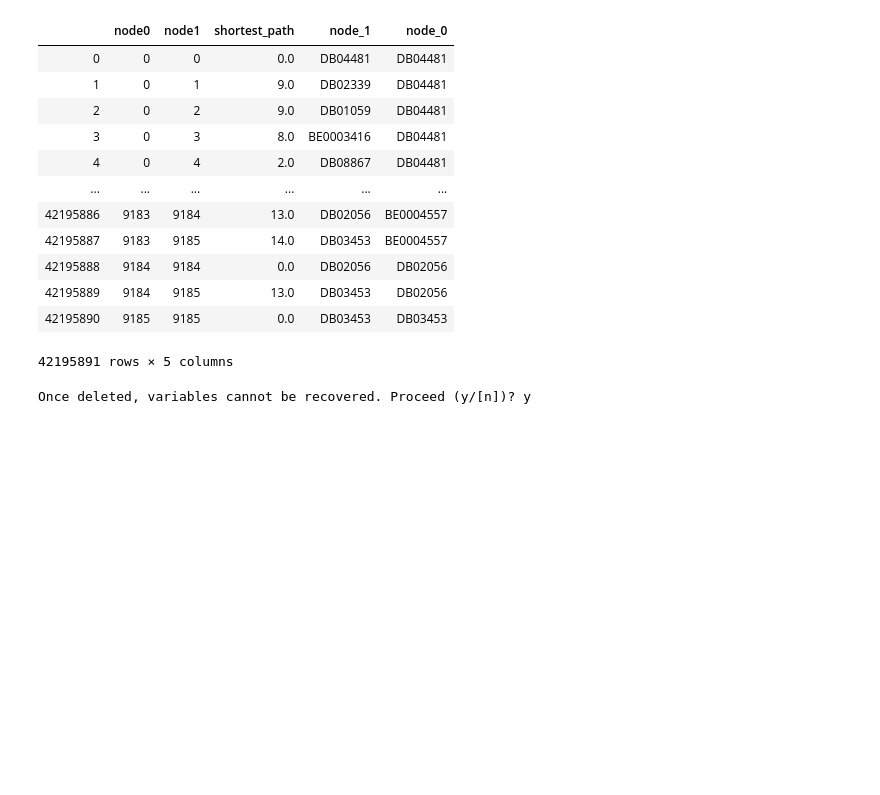
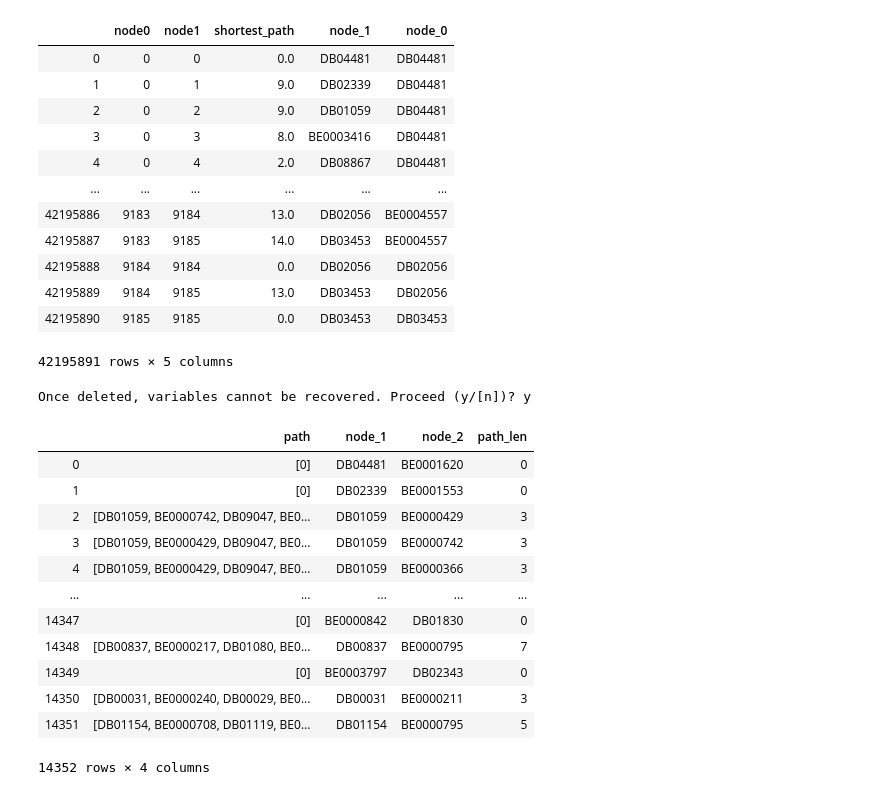
Before and after one commit to fhooton/DeepDrugRepurposer, a Jupyter notebook: Network Investigation.ipynb, the cells around one changed output. Cells and saved outputs as stored; diff of their text form; code cells hidden in the pictures; blank space fills up the shorter version.

```diff
--- a/Network Investigation.ipynb
+++ b/Network Investigation.ipynb
@@ -561,3 +528,19 @@ for threshold in thresholds:
 %reset
 # %% [output]
 Once deleted, variables cannot be recovered. Proceed (y/[n])? y
+# %%
+shortest_path_delta_df
+# %% [output]
+|  | path | node_1 | node_2 | path_len |
+| 0 | [0] | DB04481 | BE0001620 | 0 |
+| 1 | [0] | DB02339 | BE0001553 | 0 |
+| 2 | [DB01059, BE0000742, DB09047, BE0... | DB01059 | BE0000429 | 3 |
+| 3 | [DB01059, BE0000429, DB09047, BE0... | DB01059 | BE0000742 | 3 |
+| 4 | [DB01059, BE0000429, DB09047, BE0... | DB01059 | BE0000366 | 3 |
+| ... | ... | ... | ... | ... |
+| 14347 | [0] | BE0000842 | DB01830 | 0 |
+| 14348 | [DB00837, BE0000217, DB01080, BE0... | DB00837 | BE0000795 | 7 |
+| 14349 | [0] | BE0003797 | DB02343 | 0 |
+| 14350 | [DB00031, BE0000240, DB00029, BE0... | DB00031 | BE0000211 | 3 |
+| 14351 | [DB01154, BE0000708, DB01119, BE0... | DB01154 | BE0000795 | 5 |
+14352 rows × 4 columns
```
Also changed, not shown: parts of 9 cells of this notebook.
